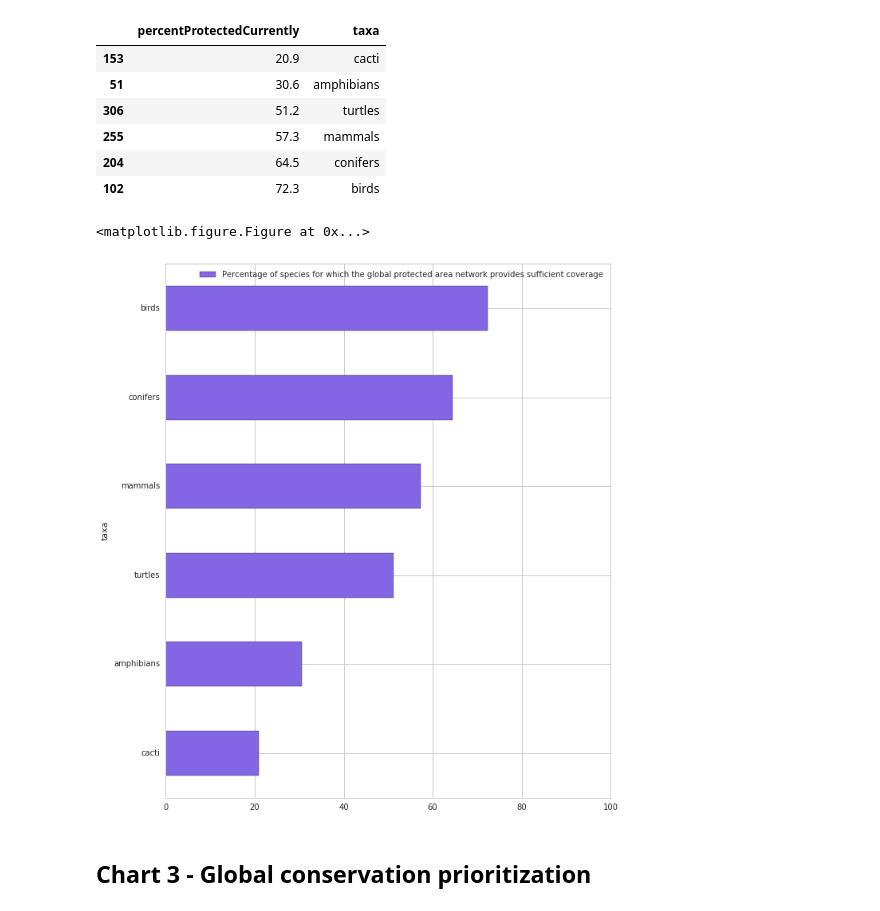
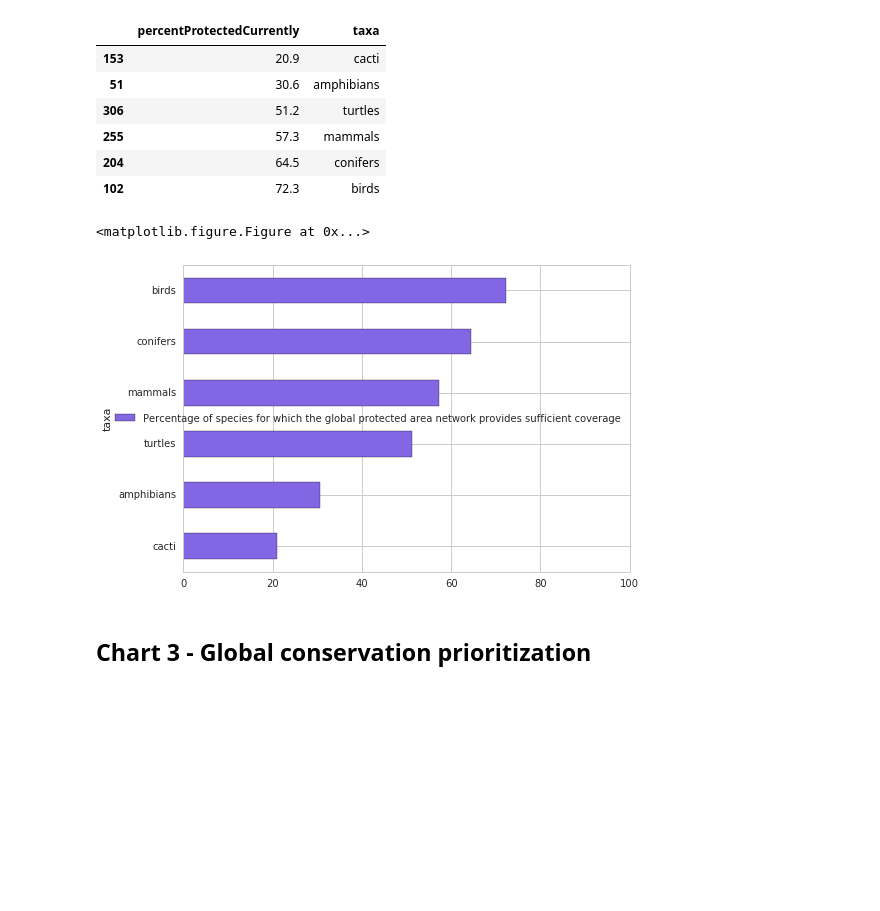
Before and after one commit to Vizzuality/half-earth-data, a Jupyter notebook: notebooks/Half-Earth JSON resources.ipynb, the cells around one changed output. Drawn from its saved outputs; the diff is of its cells as text; code cells hidden in the pictures; blank space fills up the shorter version.

```diff
--- a/notebooks/Half-Earth JSON resources.ipynb
+++ b/notebooks/Half-Earth JSON resources.ipynb
@@ -151,17 +151,16 @@ chart2
 # %%
 # plot
 sns.set_style("whitegrid")
 data=chart2.plot.barh('taxa','percentProtectedCurrently',
                                               color="#8366e4",
-                                              figsize=(10,12),
                                              label='Percentage of species for which the global protected area network provides sufficient coverage').set_xlim(0, 100)
 
 
 plt.show()
 plt.clf()
 # %% [output]
 <matplotlib.figure.Figure at 0x...>
-[figure, old version]
+[figure, new version]
 # %% [markdown]
 ## Chart 3 - Global conservation prioritization
 # %%
```
Also changed, not shown: parts of 2 cells of this notebook.
